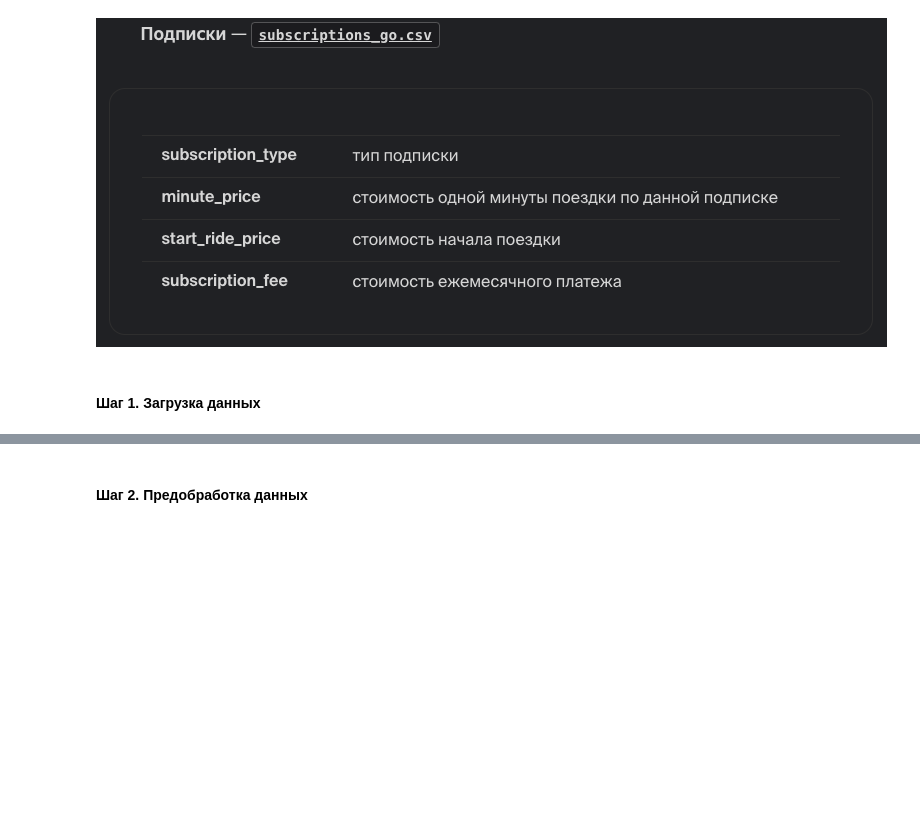
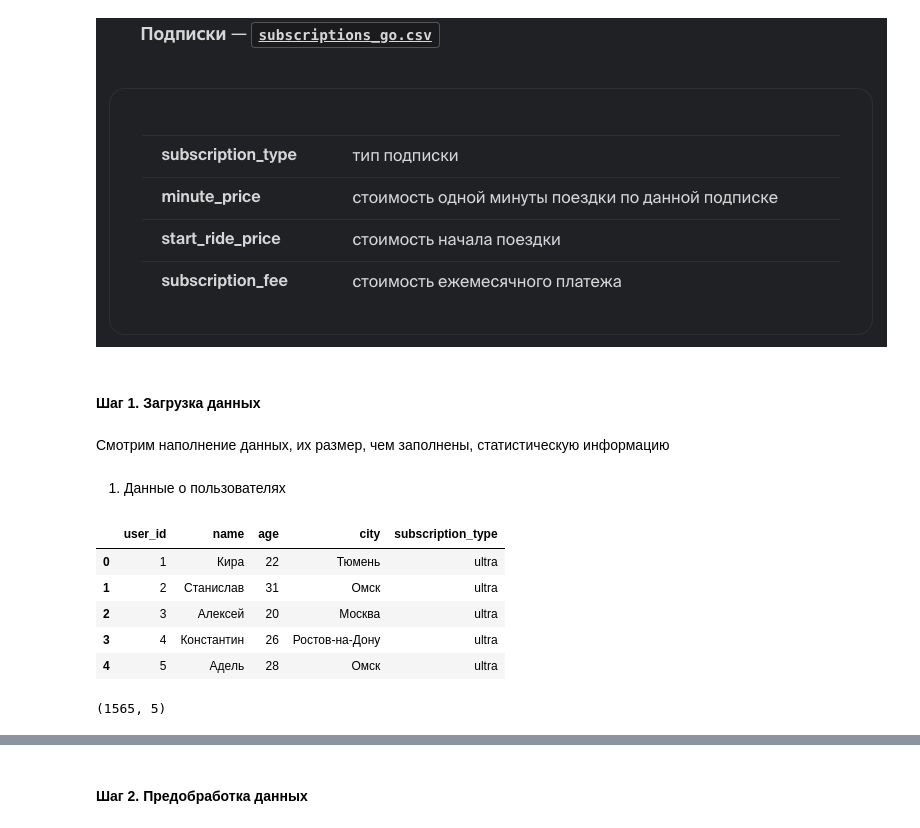
Before and after one commit to anthonypotekhin/studying, a Jupyter notebook: yandex_practicum/statistics_analysis_proj.ipynb, the cells around one changed output, grey strips where cells are left out. Saved outputs shown, nothing was run; the diff lists cells and outputs as text; code cells hidden in the pictures; blank space fills up the shorter version.

```diff
--- a/yandex_practicum/statistics_analysis_proj.ipynb
+++ b/yandex_practicum/statistics_analysis_proj.ipynb
@@ -31,0 +49,17 @@ import pandas as pd
+# %% [markdown]
+Смотрим наполнение данных, их размер, чем заполнены, статистическую информацию
+# %% [markdown]
+1) Данные о пользователях
+# %%
+users_df.head()
+# %% [output]
+|  | user_id | name | age | city | subscription_type |
+| 0 | 1 | Кира | 22 | Тюмень | ultra |
+| 1 | 2 | Станислав | 31 | Омск | ultra |
+| 2 | 3 | Алексей | 20 | Москва | ultra |
+| 3 | 4 | Константин | 26 | Ростов-на-Дону | ultra |
+| 4 | 5 | Адель | 28 | Омск | ultra |
+# %%
+users_df.shape
+# %% [output]
+(1565, 5)
```
Also changed, not shown: parts of 42 cells of this notebook.
